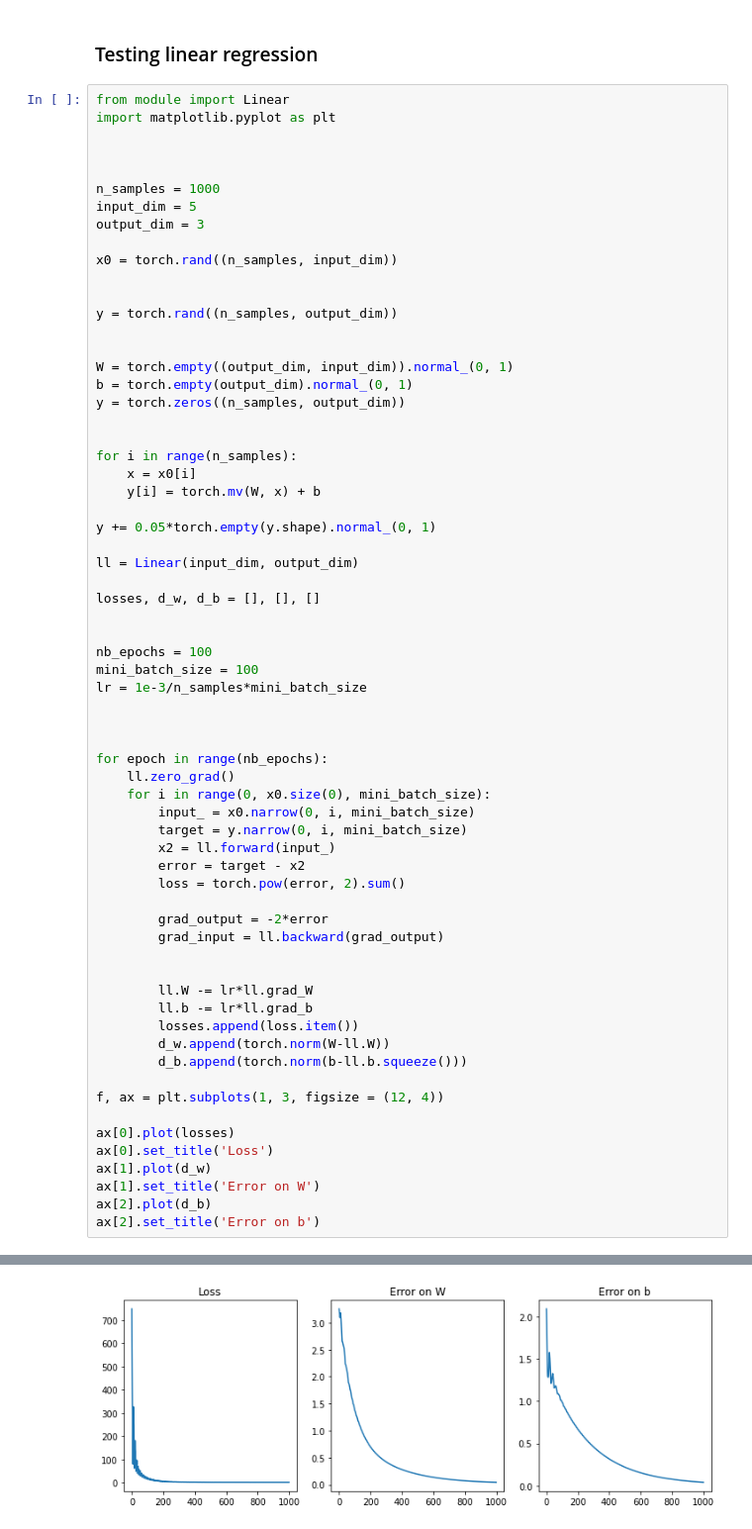
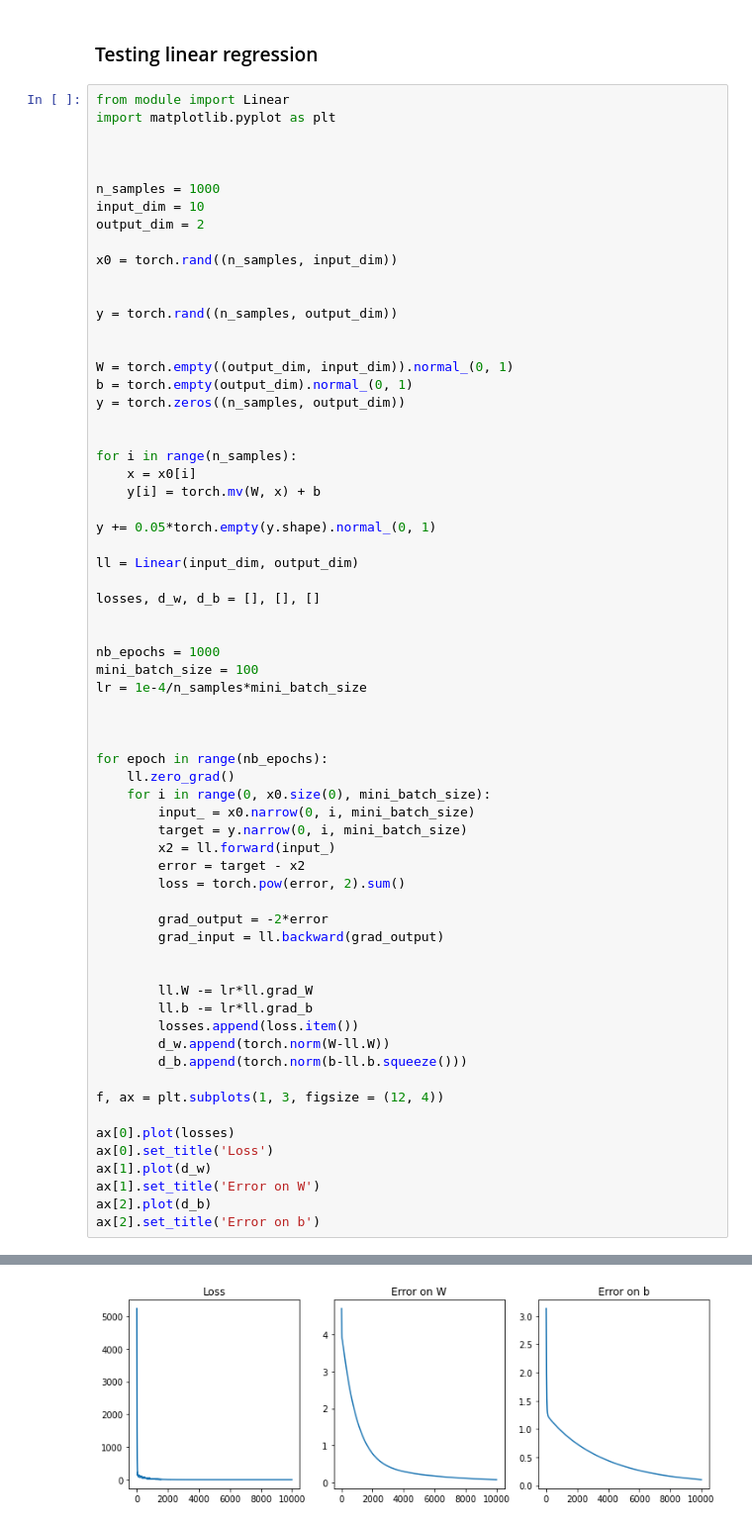
Before and after one commit to lustea0201/dl_projects, a Jupyter notebook: project2/main.ipynb, the cells around one changed output, grey strips where cells are left out. Shown: that part at 99% size. Cells and saved outputs as stored; diff of their text form.

```diff
--- a/project2/main.ipynb
+++ b/project2/main.ipynb
@@ -31,8 +31,8 @@ import matplotlib.pyplot as plt
 
 
 n_samples = 1000
-input_dim = 5
-output_dim = 3
+input_dim = 10
+output_dim = 2
 
 x0 = torch.rand((n_samples, input_dim))
 
@@ -56,42 +56,42 @@ ll = Linear(input_dim, output_dim)
 losses, d_w, d_b = [], [], []
 
 
-nb_epochs = 100
+nb_epochs = 1000
 mini_batch_size = 100
-lr = 1e-3/n_samples*mini_batch_size
+lr = 1e-4/n_samples*mini_batch_size
 
 
 
 for epoch in range(nb_epochs):
     ll.zero_grad()
     for i in range(0, x0.size(0), mini_batch_size):
         input_ = x0.narrow(0, i, mini_batch_size)
         target = y.narrow(0, i, mini_batch_size)
         x2 = ll.forward(input_)
         error = target - x2
         loss = torch.pow(error, 2).sum()
 
         grad_output = -2*error
         grad_input = ll.backward(grad_output)
 
 
         ll.W -= lr*ll.grad_W
         ll.b -= lr*ll.grad_b
         losses.append(loss.item())
         d_w.append(torch.norm(W-ll.W))
         d_b.append(torch.norm(b-ll.b.squeeze()))
 
 f, ax = plt.subplots(1, 3, figsize = (12, 4))
 
 ax[0].plot(losses)
 ax[0].set_title('Loss')
 ax[1].plot(d_w)
 ax[1].set_title('Error on W')
 ax[2].plot(d_b)
 ax[2].set_title('Error on b')
 # %% [output]
 Text(0.5, 1.0, 'Error on b')
-[figure, old version]
+[figure, new version]
 # %%
 W, ll.W
 # %% [output]
```
Also changed, not shown: parts of 8 cells of this notebook.
